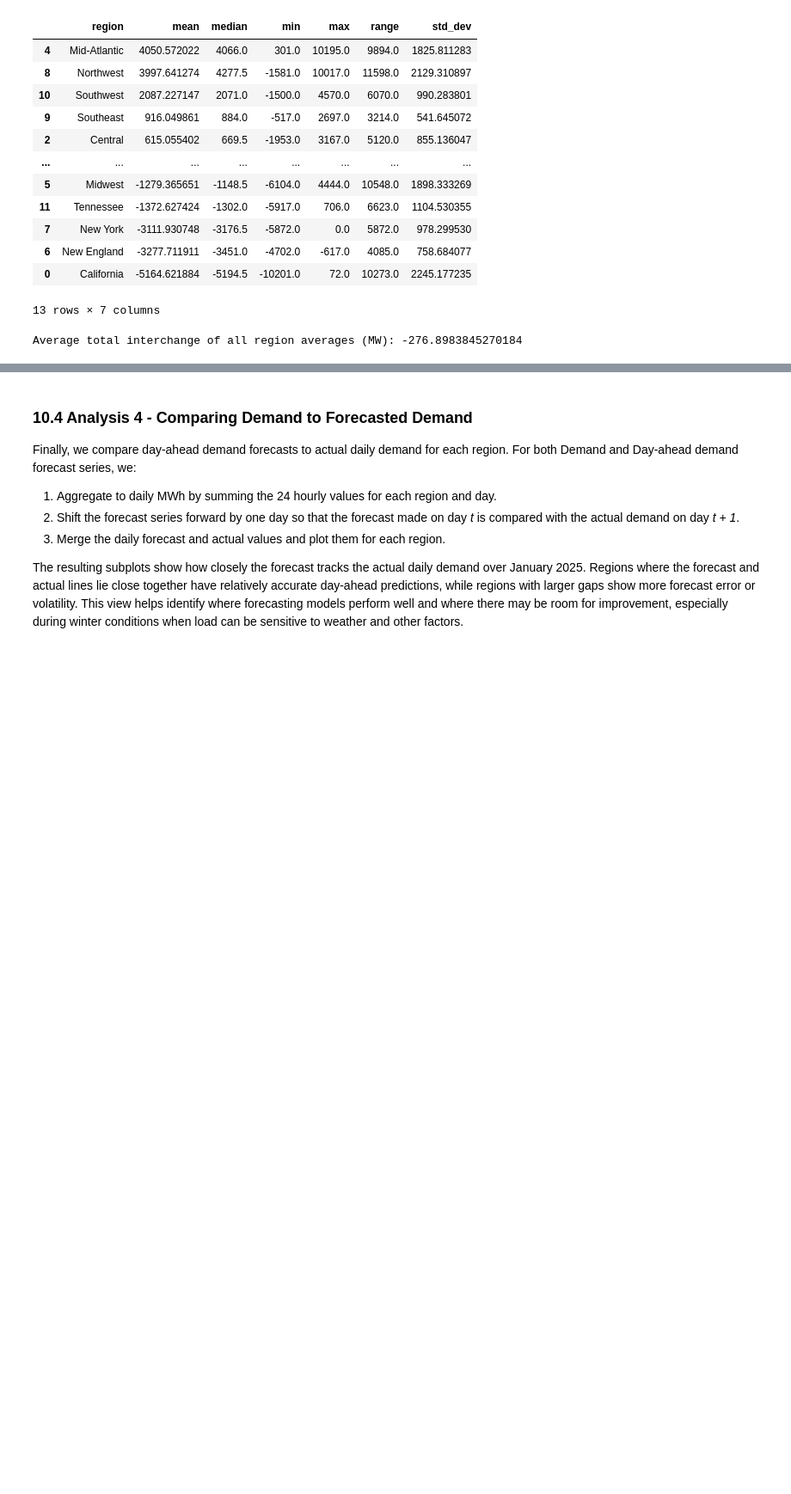
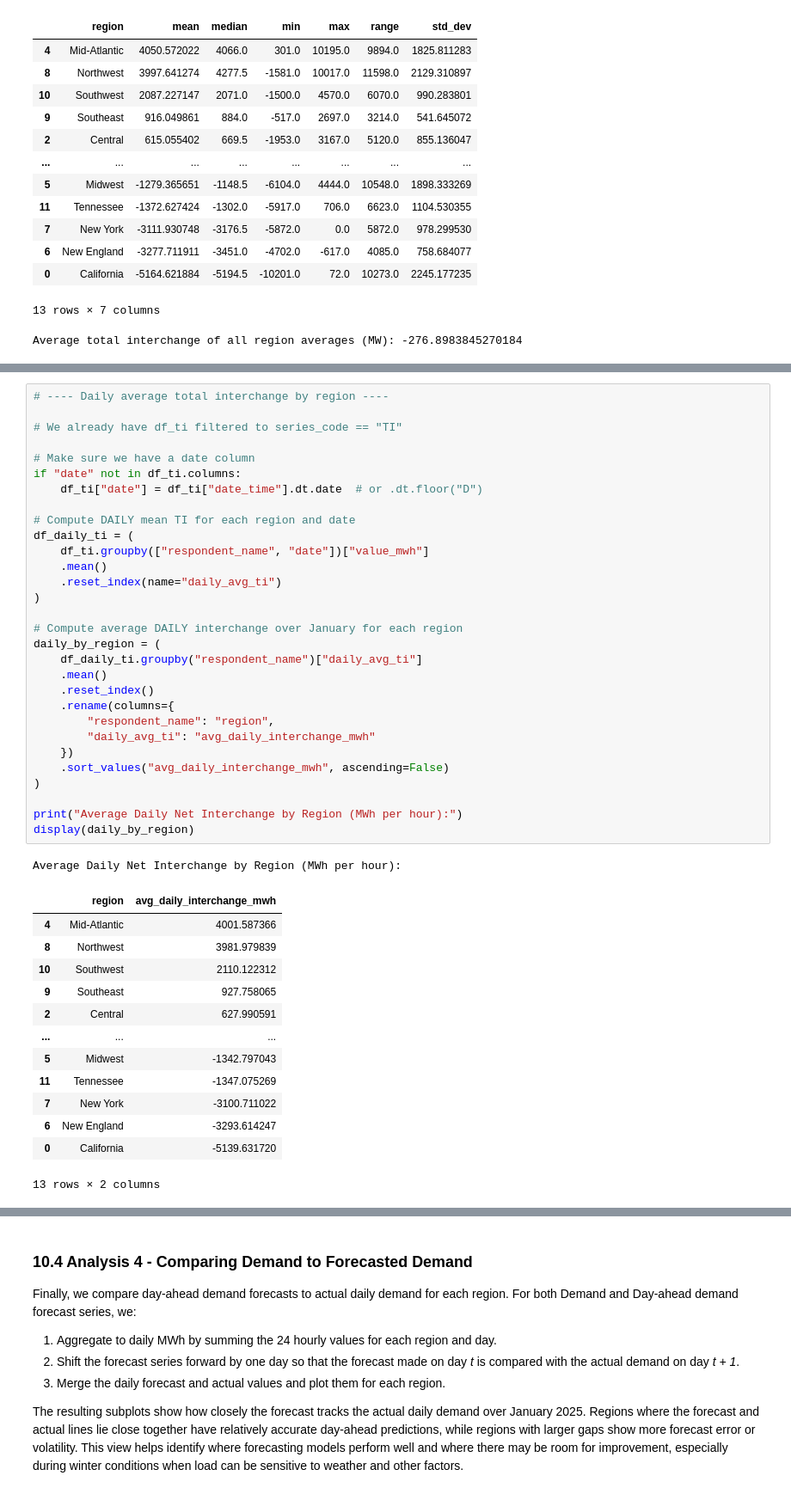
Before and after one commit to albinagumennaia/electricity-grid-analysis, a Jupyter notebook: Electricity_grid_analysis_project.ipynb, the cells around one changed output, grey strips where cells are left out. Shown at 86% size. Saved outputs shown, nothing was run; the diff lists cells and outputs as text; blank space fills up the shorter version.

```diff
--- a/Electricity_grid_analysis_project.ipynb
+++ b/Electricity_grid_analysis_project.ipynb
@@ -516 +522,46 @@ Average total interchange of all region averages (MW): -276.8983845270184
+# %%
+# ---- Daily average total interchange by region ----
+
+# We already have df_ti filtered to series_code == "TI"
+
+# Make sure we have a date column
+if "date" not in df_ti.columns:
+    df_ti["date"] = df_ti["date_time"].dt.date  # or .dt.floor("D")
+
+# Compute DAILY mean TI for each region and date
+df_daily_ti = (
+    df_ti.groupby(["respondent_name", "date"])["value_mwh"]
+    .mean()
+    .reset_index(name="daily_avg_ti")
+)
+
+# Compute average DAILY interchange over January for each region
+daily_by_region = (
+    df_daily_ti.groupby("respondent_name")["daily_avg_ti"]
+    .mean()
+    .reset_index()
+    .rename(columns={
+        "respondent_name": "region",
+        "daily_avg_ti": "avg_daily_interchange_mwh"
+    })
+    .sort_values("avg_daily_interchange_mwh", ascending=False)
+)
+
+print("Average Daily Net Interchange by Region (MWh per hour):")
+display(daily_by_region)
+# %% [output]
+Average Daily Net Interchange by Region (MWh per hour):
+|  | region | avg_daily_interchange_mwh |
+| 4 | Mid-Atlantic | 4001.587366 |
+| 8 | Northwest | 3981.979839 |
+| 10 | Southwest | 2110.122312 |
+| 9 | Southeast | 927.758065 |
+| 2 | Central | 627.990591 |
+| ... | ... | ... |
+| 5 | Midwest | -1342.797043 |
+| 11 | Tennessee | -1347.075269 |
+| 7 | New York | -3100.711022 |
+| 6 | New England | -3293.614247 |
+| 0 | California | -5139.631720 |
+13 rows × 2 columns
 # %%
```
Also changed, not shown: parts of 15 cells of this notebook.
